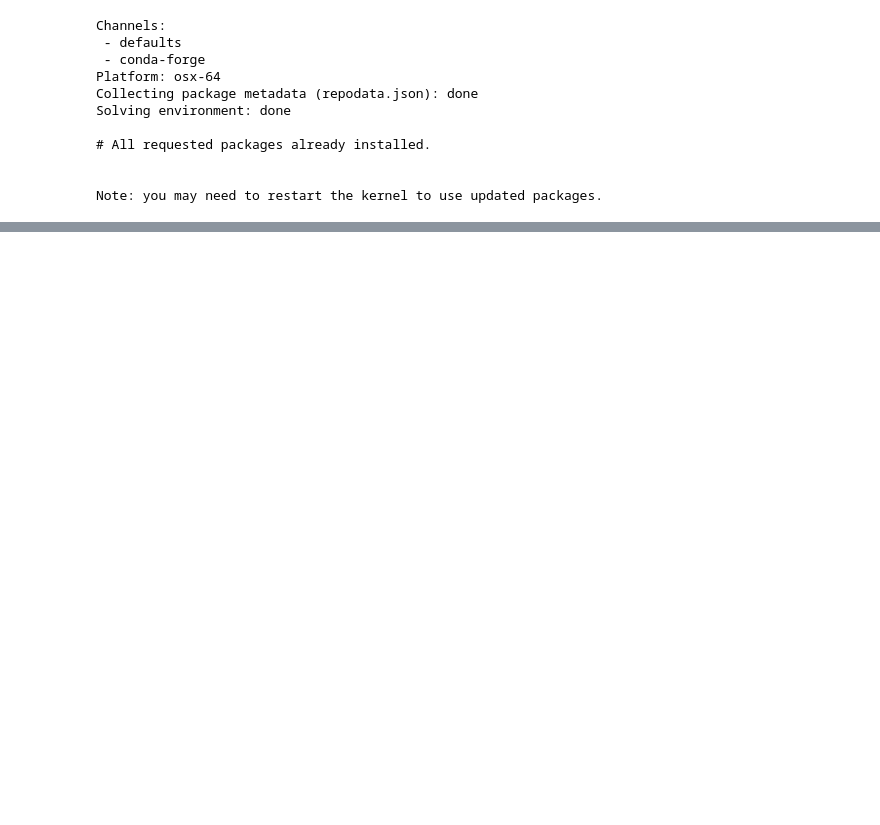
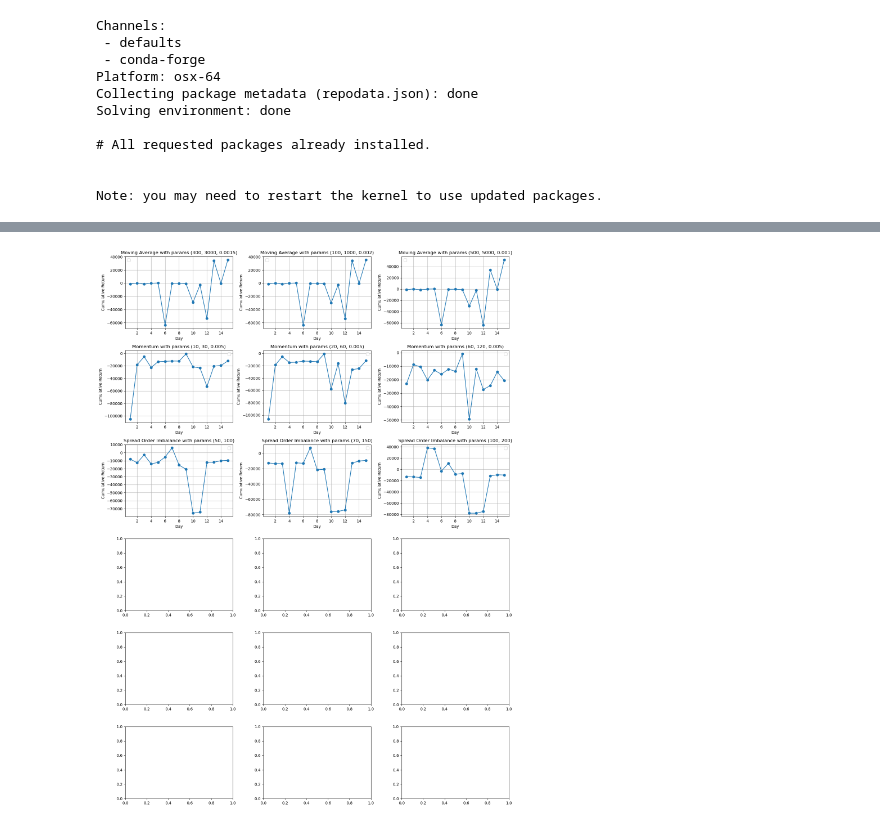
Before and after one commit to amchugh2/230x_team_repo, a Jupyter notebook: project/project 1.ipynb, the cells around one changed output, grey strips where cells are left out. Cells and saved outputs as stored; diff of their text form; code cells hidden in the pictures; blank space fills up the shorter version.

```diff
--- a/project/project 1.ipynb
+++ b/project/project 1.ipynb
@@ -404,0 +535,4 @@ result_anf = signal_and_trade('ANF', directory)
+# %%
+plot_daily_returns_with_params(daily_returns, moving_avg_params, momentum_params, spread_order_params, ['Moving Average', 'Momentum', 'Spread Order Imbalance'])
+# %% [output]
+[figure, added]
```
Also changed, not shown: parts of 22 cells of this notebook.
